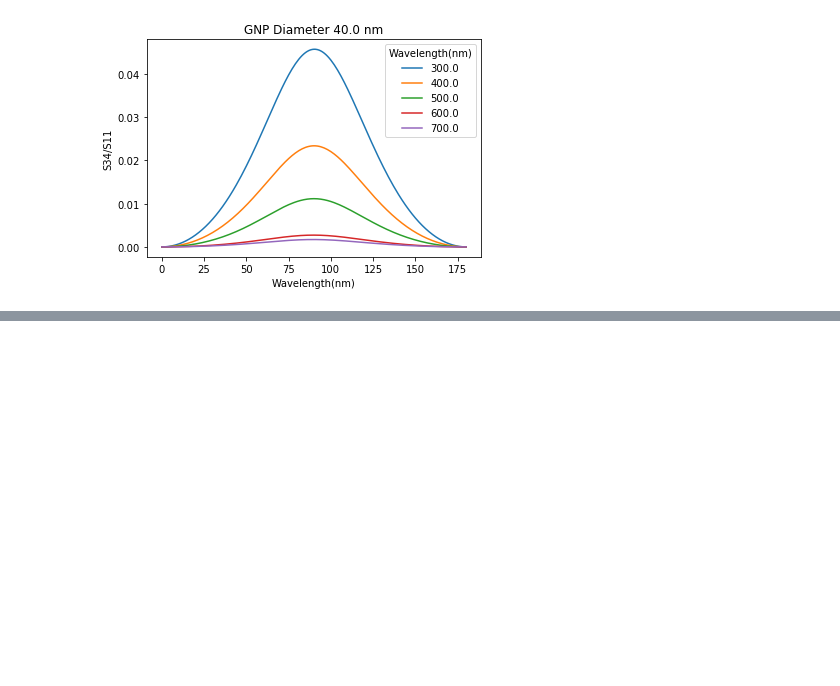
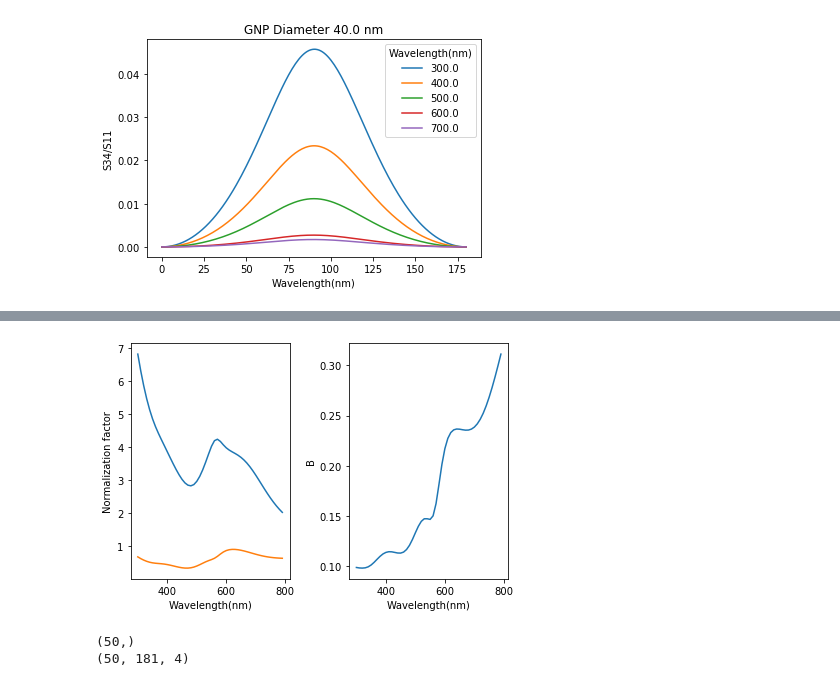
Before and after one commit to kiwiriver/covid_gnp, a Jupyter notebook: notebook/t01_mie2_mueller.ipynb, the cells around one changed output, grey strips where cells are left out. Drawn from its saved outputs; the diff is of its cells as text; code cells hidden in the pictures; blank space fills up the shorter version.

```diff
--- a/notebook/t01_mie2_mueller.ipynb
+++ b/notebook/t01_mie2_mueller.ipynb
@@ -186,0 +227,42 @@ Text(0.5, 1.0, 'GNP Diameter 40.0 nm')
+# %%
+imin=abs(mu).argmin()
+mu[imin]
+
+#plot the normalization factor
+im=0 #m11
+sum1=int_omega(mv1[:,:,im],mu)
+sum1=sum1.real
+
+sum2=int_omega(mv1[:,imin:,im],mu[imin:])
+sum2=sum2.real
+
+ax=plt.subplot(121)
+plt.plot(wv2,sum1)
+plt.plot(wv2,sum2)
+plt.xlabel("Wavelength(nm)")
+plt.ylabel("Normalization factor")
+
+ax=plt.subplot(122)
+plt.plot(wv2,sum2/sum1)
+plt.xlabel("Wavelength(nm)")
+plt.ylabel("B")
+plt.tight_layout()
+# %% [output]
+[figure, added]
+# %%
+d1=2000 #GNP diameter
+angv=np.linspace(0,180,181)
+mu=np.cos(angv*np.pi/180.0)
+
+#Relative refractive index in water
+qv1=np.array([ps.MieQ(1.33+0j,wv2[i],d1,asDict=True) for i in range(len(wv2))])
+print(qv1.shape)
+qscav=np.array([qv1[i]['Qsca'] for i in range(len(wv2))])
+
+mv1=np.array([[ps.MatrixElements((nv2[i]+kv2[i]*1.0j)/nw,wv2[i],d1,mu[j]) for j in range(len(mu))]for i in range(len(wv2))])
+print(mv1.shape)
+elementv=['S11', 'S12', 'S33', 'S34']
+elementv2=['S11', 'S12/S11', 'S33/S11', 'S34/S11']
+# %% [output]
+(50,)
+(50, 181, 4)
```
Also changed, not shown: parts of 7 cells of this notebook, 5 other files.
